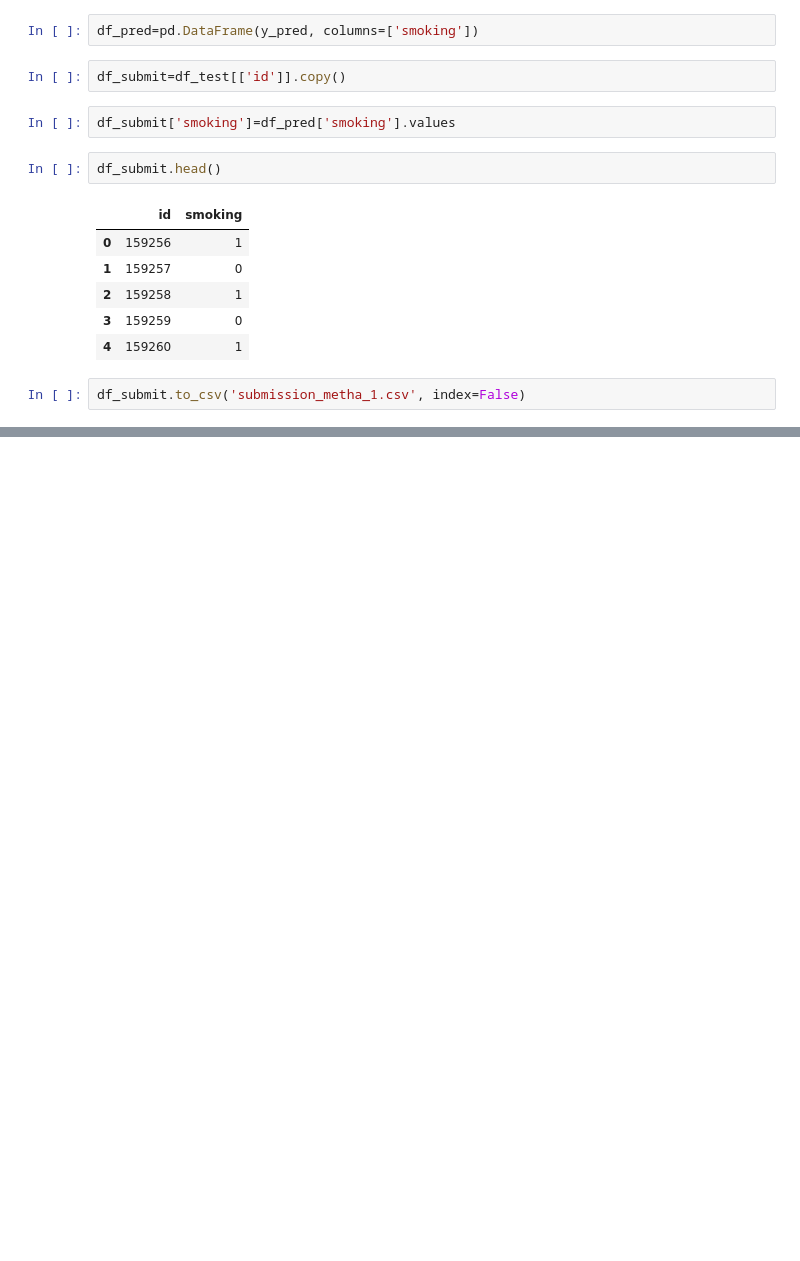
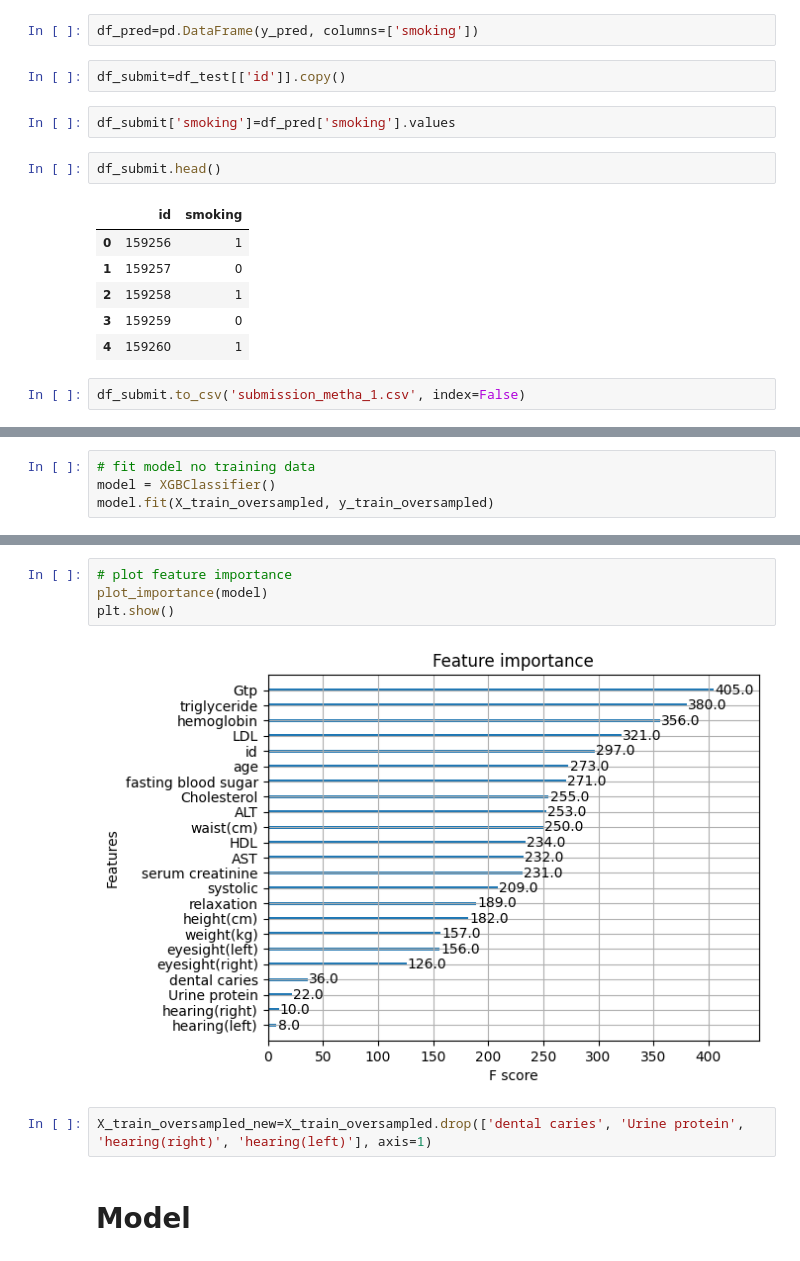
Before and after one commit to methasantosa/KaggleCompetition, a Jupyter notebook: swag-bin-pred-of-smoker-status-using-biosignal.ipynb, the cells around one changed output, grey strips where cells are left out. Drawn from its saved outputs; the diff is of its cells as text; blank space fills up the shorter version.

```diff
--- a/swag-bin-pred-of-smoker-status-using-biosignal.ipynb
+++ b/swag-bin-pred-of-smoker-status-using-biosignal.ipynb
@@ -85,0 +144,4 @@ df_submit.to_csv('submission_metha_1.csv', index=False)
+# %%
+# fit model no training data
+model = XGBClassifier()
+model.fit(X_train_oversampled, y_train_oversampled)
@@ -85,0 +168,10 @@ df_submit.to_csv('submission_metha_1.csv', index=False)
+# %%
+# plot feature importance
+plot_importance(model)
+plt.show()
+# %% [output]
+[figure, added]
+# %%
+X_train_oversampled_new=X_train_oversampled.drop(['dental caries', 'Urine protein', 'hearing(right)', 'hearing(left)'], axis=1)
+# %% [markdown]
+# **Model**
```
Also changed, not shown: parts of 11 cells of this notebook.
